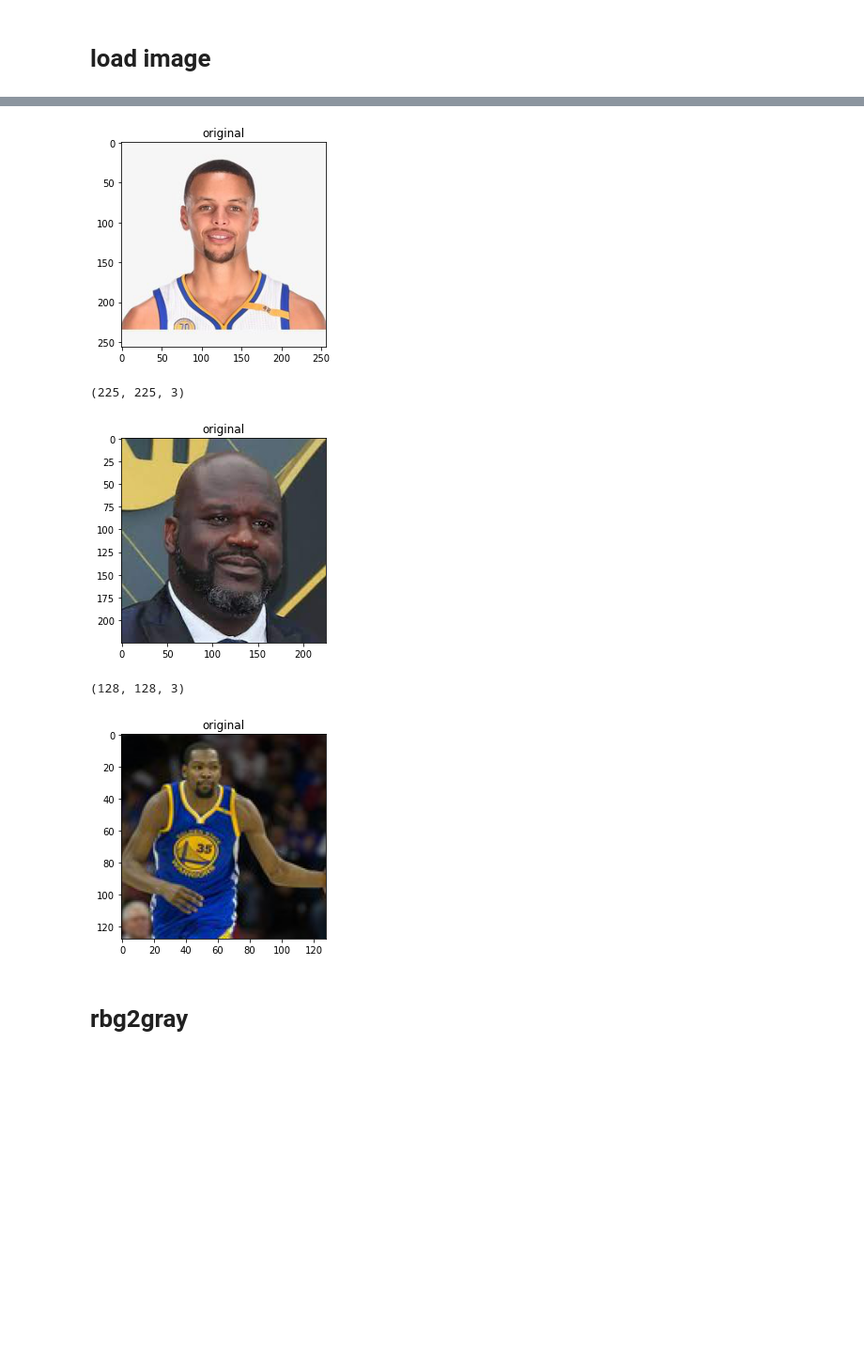
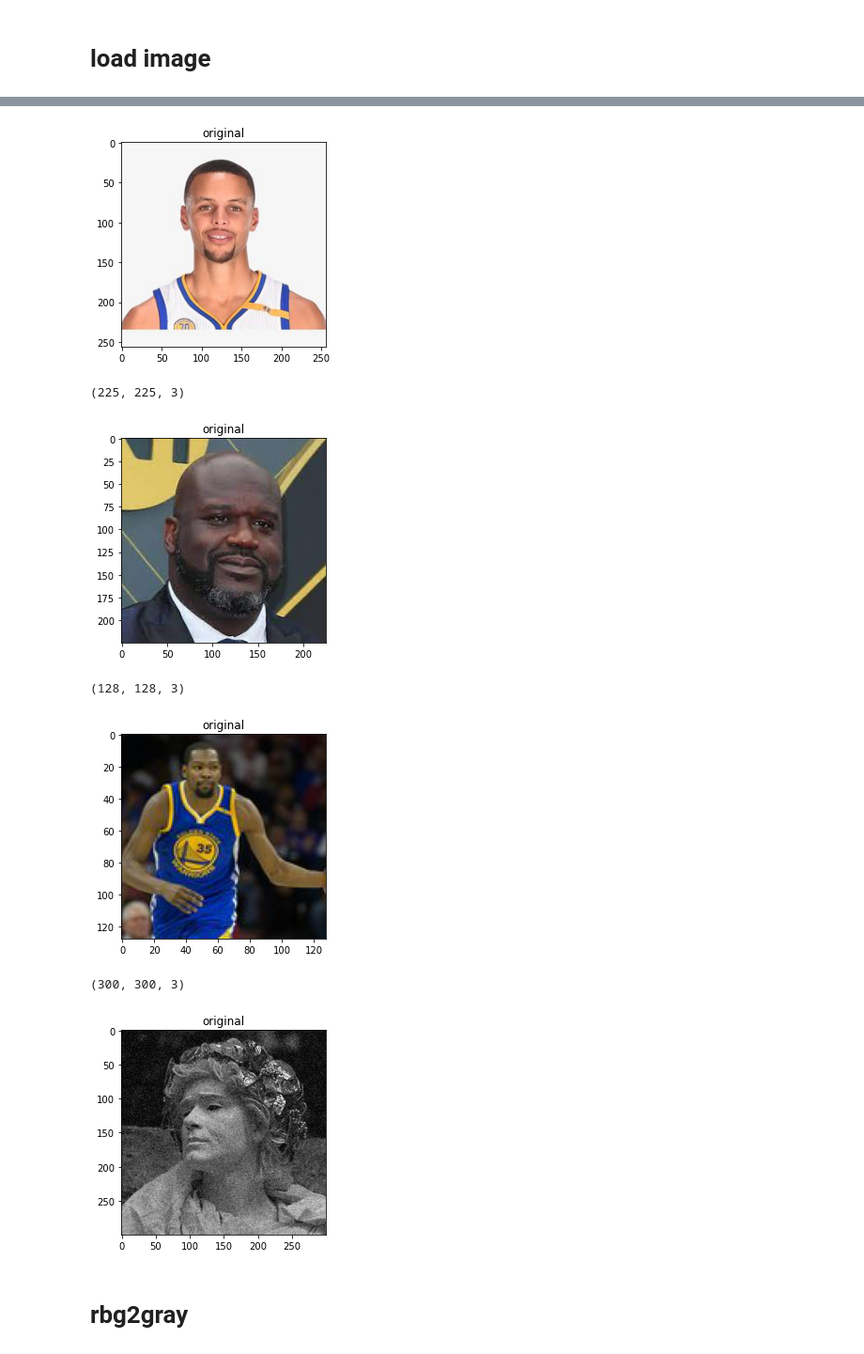
Before and after one commit to frankye1000/NYCU-ImageProcessing, a Jupyter notebook: HW1/HW1.ipynb, the cells around one changed output, grey strips where cells are left out. Shown at 94% size. Saved outputs shown, nothing was run; the diff lists cells and outputs as text; code cells hidden in the pictures; blank space fills up the shorter version.

```diff
--- a/HW1/HW1.ipynb
+++ b/HW1/HW1.ipynb
@@ -16,6 +16,7 @@ lbj  = plt.imread("person2.jpg")
 curry  = plt.imread("person3.jpg")
 shaq  = plt.imread("person4.jpg")
 kd = plt.imread("person5.jpg")
+noise = plt.imread("person6.jpg")
 
 print(mj.shape)
 plt.imshow(mj)
@@ -32,33 +33,40 @@ plt.imshow(lbj)
 plt.title('original')
 plt.show()
 
 print(curry.shape)
 plt.imshow(curry)
 plt.title('original')
 plt.show()
 
 print(shaq.shape)
 plt.imshow(shaq)
 plt.title('original')
 plt.show()
 
 print(kd.shape)
 plt.imshow(kd)
 plt.title('original')
 plt.show()
+
+print(noise.shape)
+plt.imshow(noise)
+plt.title('original')
+plt.show()
 # %% [output]
 (256, 256, 3)
 [figure]
 (256, 256, 3)
 [figure]
 (96, 96, 3)
 [figure]
 (256, 256, 3)
 [figure]
 (225, 225, 3)
 [figure]
 (128, 128, 3)
 [figure]
+(300, 300, 3)
+[figure, added]
 # %% [markdown]
 # rbg2gray
 # %%
```
Also changed, not shown: parts of 16 cells of this notebook, 3 other files.
